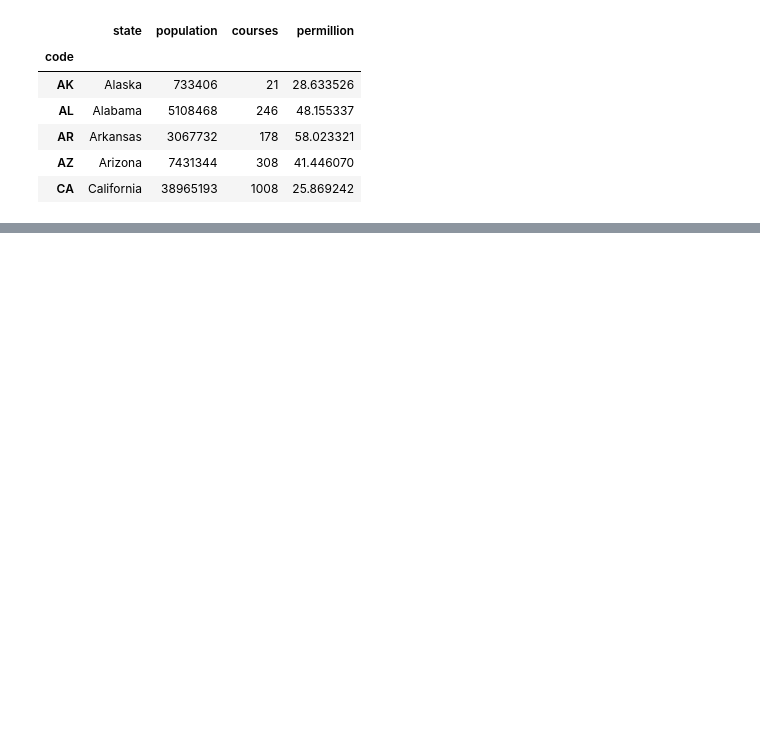
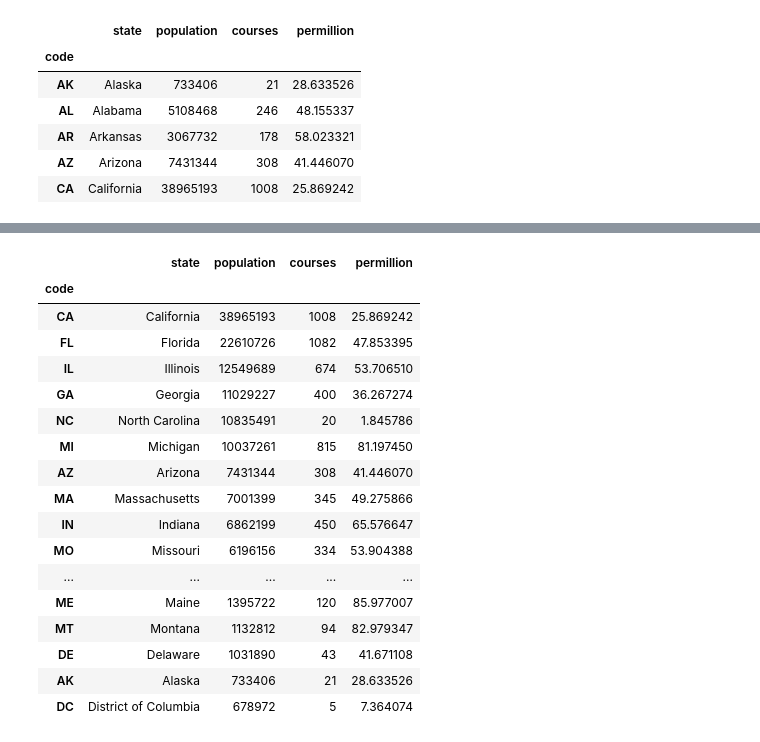
Before and after one commit to wetchler/ben, a Jupyter notebook: Analysis.ipynb, the cells around one changed output, grey strips where cells are left out. Saved outputs shown, nothing was run; the diff lists cells and outputs as text; code cells hidden in the pictures; blank space fills up the shorter version.

```diff
--- a/Analysis.ipynb
+++ b/Analysis.ipynb
@@ -79,0 +80,21 @@ Text(0.5, 1.0, 'State population vs # courses, log scale')
+# %%
+states.sort_values('population')[::-1]
+# %% [output]
+|  | state | population | courses | permillion |
+| code |  |  |  |  |
+| CA | California | 38965193 | 1008 | 25.869242 |
+| FL | Florida | 22610726 | 1082 | 47.853395 |
+| IL | Illinois | 12549689 | 674 | 53.706510 |
+| GA | Georgia | 11029227 | 400 | 36.267274 |
+| NC | North Carolina | 10835491 | 20 | 1.845786 |
+| MI | Michigan | 10037261 | 815 | 81.197450 |
+| AZ | Arizona | 7431344 | 308 | 41.446070 |
+| MA | Massachusetts | 7001399 | 345 | 49.275866 |
+| IN | Indiana | 6862199 | 450 | 65.576647 |
+| MO | Missouri | 6196156 | 334 | 53.904388 |
+| ... | ... | ... | ... | ... |
+| ME | Maine | 1395722 | 120 | 85.977007 |
+| MT | Montana | 1132812 | 94 | 82.979347 |
+| DE | Delaware | 1031890 | 43 | 41.671108 |
+| AK | Alaska | 733406 | 21 | 28.633526 |
+| DC | District of Columbia | 678972 | 5 | 7.364074 |
```
Also changed, not shown: parts of 4 cells of this notebook, 2 other files.
